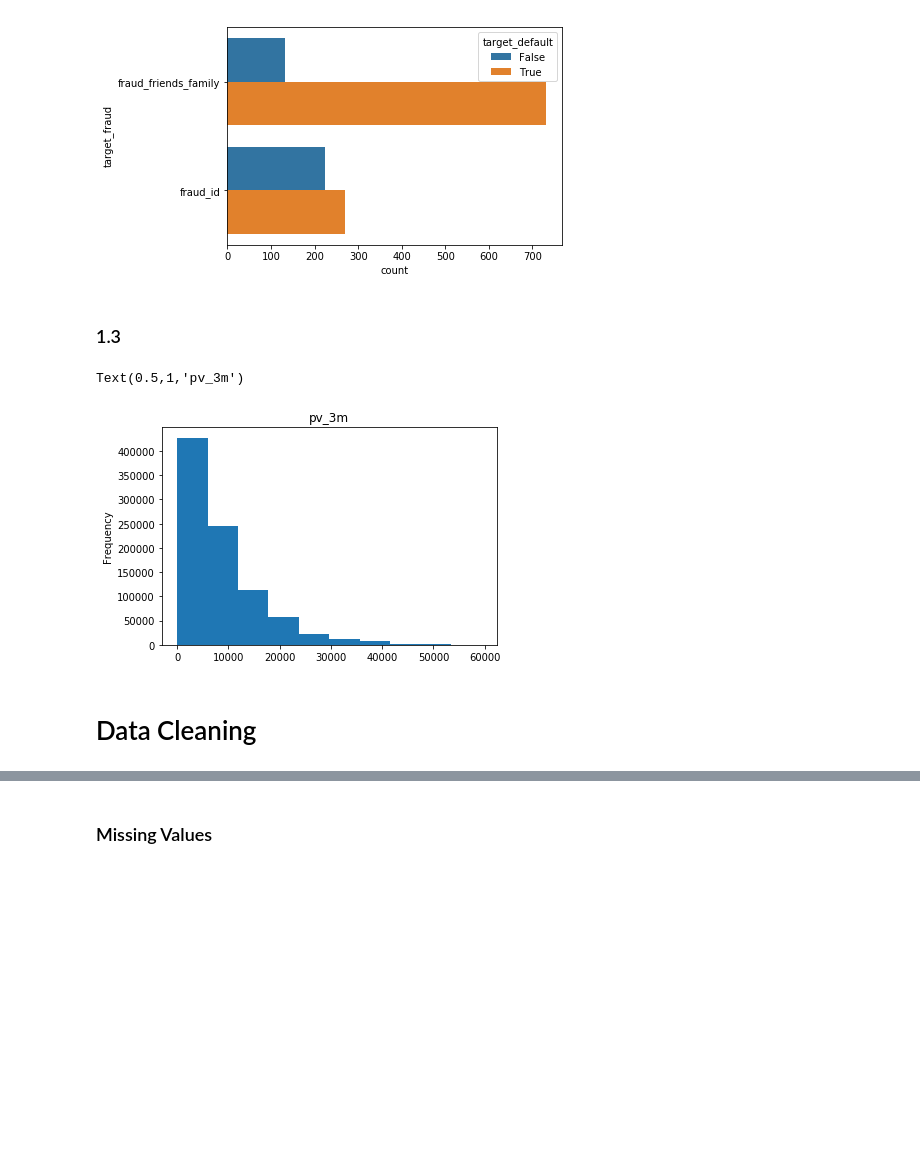
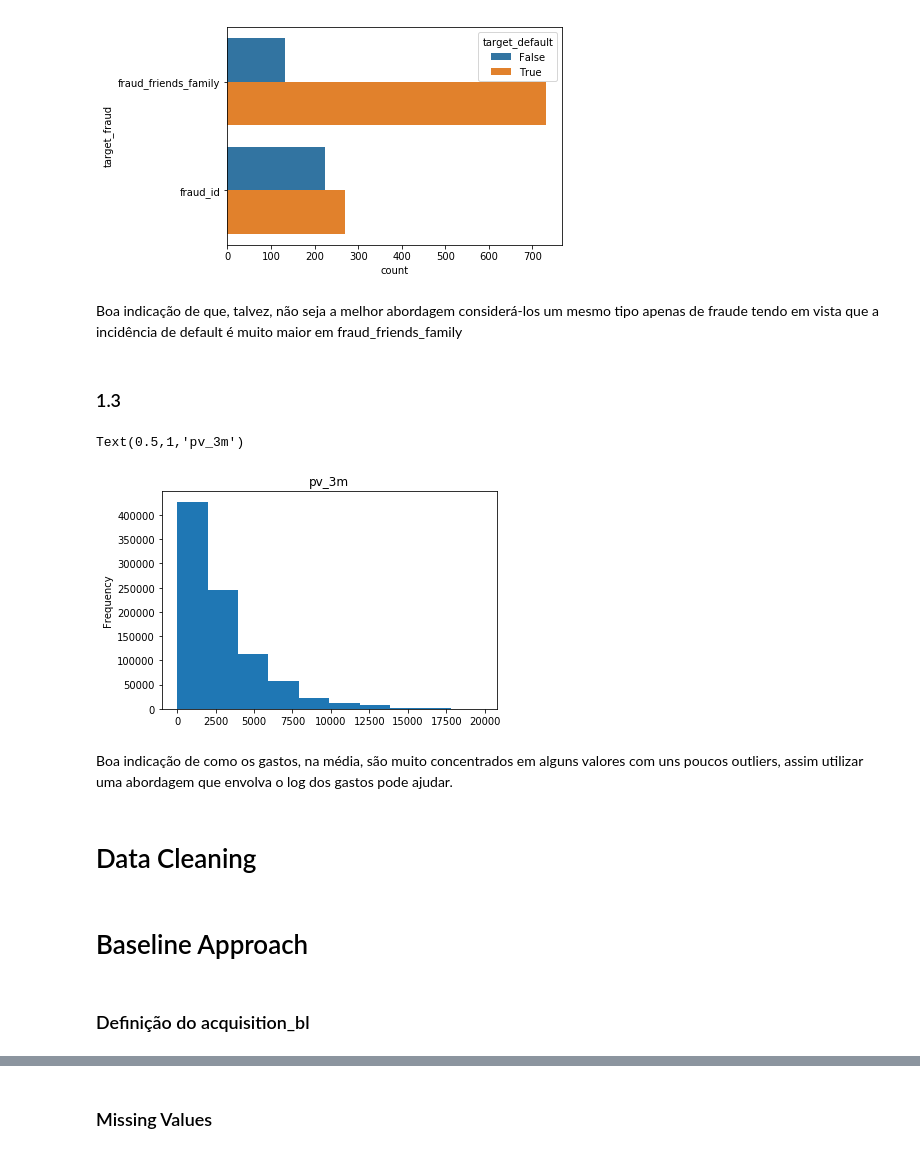
Before and after one commit to bicudorafa/-Development-Udacity_DataChallenge_Nubank, a Jupyter notebook: Case_Nubank.ipynb, the cells around one changed output, grey strips where cells are left out. Saved outputs shown, nothing was run; the diff lists cells and outputs as text; code cells hidden in the pictures; blank space fills up the shorter version.

Commit message:
Término do Baseline, início FE

```diff
--- a/Case_Nubank.ipynb
+++ b/Case_Nubank.ipynb
@@ -165,13 +163,21 @@ sns.boxplot(y = 'last_amount_borrowed', x = 'target_default', data = acquisition
 catTargetPlot ('target_fraud')
 # %% [output]
 [figure]
+# %% [markdown]
+Boa indicação de que, talvez, não seja a melhor abordagem considerá-los um mesmo tipo apenas de fraude tendo em vista que a incidência de default é muito maior em fraud_friends_family
 # %% [markdown]
 ### 1.3
 # %%
-spend.groupby(['ids', 'credit_line']).spends.rolling(3).sum().plot(kind = 'hist')
+spend.groupby(['ids', 'credit_line']).spends.rolling(3).mean().plot(kind = 'hist')
 plt.title('pv_3m')
 # %% [output]
 Text(0.5,1,'pv_3m')
-[figure, old version]
+[figure, new version]
+# %% [markdown]
+Boa indicação de como os gastos, na média, são muito concentrados em alguns valores com uns poucos outliers, assim utilizar uma abordagem que envolva o log dos gastos pode ajudar.
 # %% [markdown]
 # Data Cleaning
+# %% [markdown]
+# Baseline Approach
+# %% [markdown]
+### Definição do acquisition_bl
```
Also changed, not shown: parts of 72 cells of this notebook.
